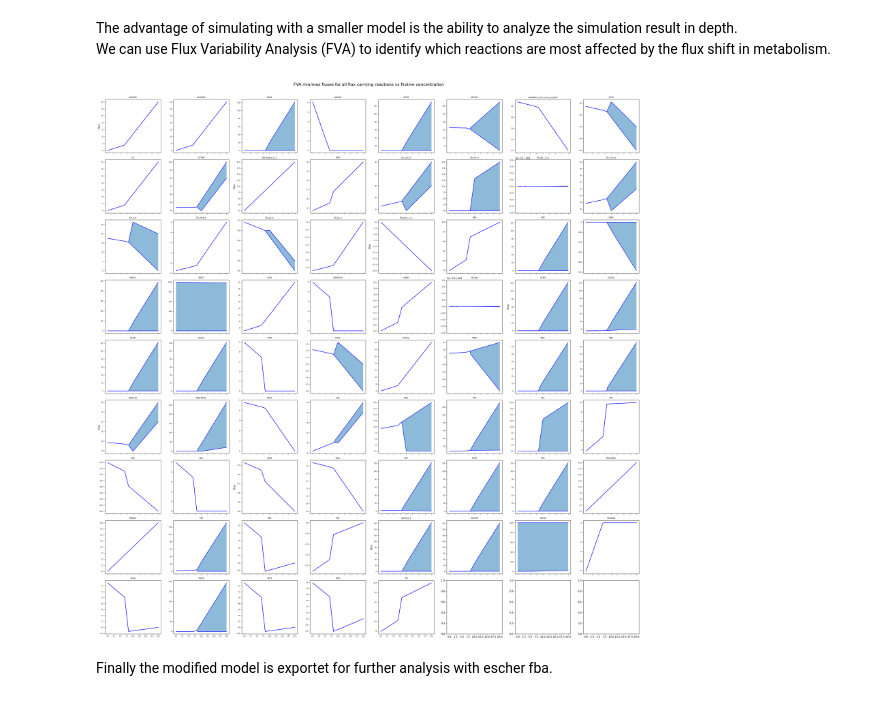
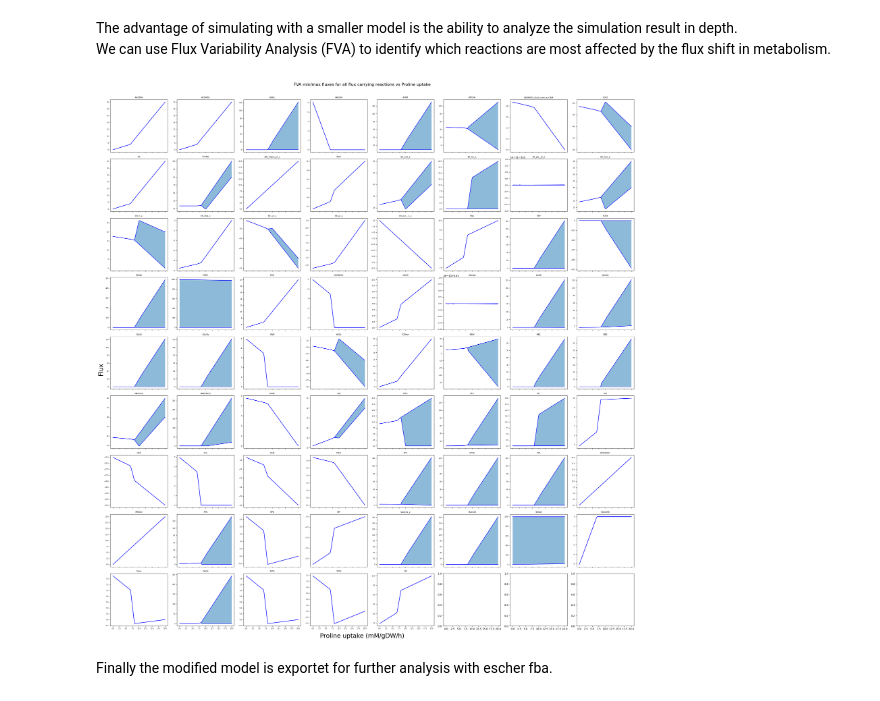
Before and after one commit to krotlkpt/lehre_ralf, a Jupyter notebook: hydroxyproline.ipynb, the cells around one changed output. Drawn from its saved outputs; the diff is of its cells as text; code cells hidden in the pictures.

Commit message:
change concentration to flux, fix labels

```diff
--- a/hydroxyproline.ipynb
+++ b/hydroxyproline.ipynb
@@ -125,9 +125,9 @@ mutant.add_boundary(new4hpro_LT, type="demand")
 
 solpcore = cobra.flux_analysis.parsimonious.pfba(mutant)
 print(mutant.summary(solution=solpcore))
-for rxn in solpcore.fluxes.index:
-    if abs(solpcore.fluxes[rxn]) > 1e-13:
-        print(mutant.reactions.get_by_id(rxn), solpcore.fluxes[rxn])
+# for rxn in solpcore.fluxes.index:
+#     if abs(solpcore.fluxes[rxn]) > 1e-13:
+#         print(mutant.reactions.get_by_id(rxn), solpcore.fluxes[rxn])
 # %% [output]
 Objective
 =========
@@ -154,11 +154,11 @@ Now we redo the plot from before but with the mutant model.
 with mutant:
     mutant.reactions.EX_pro__L_e.bounds = (0, 0)  # Set bounds to zero to avoid initial growth
     mutant.objective = "BIOMASS_Ecoli_core_w_GAM"
-    proline_concentrations = np.linspace(0, 20, 100)
+    proline_fluxes = np.linspace(0, 20, 100)
     growth_rates = []
     fvas = {rxn.id: [] for rxn in mutant.reactions}
 
-    for conc in proline_concentrations:
+    for conc in proline_fluxes:
         mutant.reactions.EX_pro__L_e.bounds = (-conc, -conc)
         sol = cobra.flux_analysis.parsimonious.pfba(mutant)
         growth_rate = sol.fluxes.get("BIOMASS_Ecoli_core_w_GAM", 0)
@@ -167,10 +167,10 @@ with mutant:
         for rxn in mutant.reactions:
             fvas[rxn.id].append((fva.at[rxn.id, "minimum"], fva.at[rxn.id, "maximum"]))
 fig, ax = plt.subplots()
-ax.plot(proline_concentrations, growth_rates, label="Growth rate")
-ax.set_xlabel("Proline concentration (mM)")
+ax.plot(proline_fluxes, growth_rates, label="Growth rate")
+ax.set_xlabel("Proline uptake (mM/gDW/h)")
 ax.set_ylabel("Growth rate (1/h)")
-plt.title("Growth rate vs Proline concentration - ΔputA")
+plt.title("Growth rate vs Proline uptake - ΔputA")
 plt.grid()
 plt.show()
 # %% [output]
@@ -182,33 +182,35 @@ Since proline cannot be used in metabolism and the conversion to hydroxyproline
 The advantage of simulating with a smaller model is the ability to analyze the simulation result in depth.<br>
 We can use Flux Variability Analysis (FVA) to identify which reactions are most affected by the flux shift in metabolism.<br>
 # %%
-
 # Plotting: 10x10 grid (100 reactions)
 fig, axes = plt.subplots(9, 8, figsize=(30, 30), sharex=True)
 axes = axes.flatten()
 for rxn in fvas.copy():
     if all([all([abs(t[0]) < 1e-10 for t in fvas[rxn]]), all([abs(t[1]) < 1e-10 for t in fvas[rxn]])]):
         del fvas[rxn]
 reaction_ids = sorted(list(fvas.keys()))
 # reaction_ids.remove("DM_4hpro_LT_c")  # Remove biomass reaction from plotting
 
 for idx, rxn in enumerate(reaction_ids[:100]):  # Only first 100 reactions
     ax = axes[idx]
-    ax.fill_between(proline_concentrations, [t[0] for t in fvas[rxn]], [t[1] for t in fvas[rxn]], alpha=0.5)
-    ax.plot(proline_concentrations, [t[0] for t in fvas[rxn]], color='blue', label='Min Flux')
-    ax.plot(proline_concentrations, [t[1] for t in fvas[rxn]], color='blue', label='Max Flux')
+    ax.fill_between(proline_fluxes, [t[0] for t in fvas[rxn]], [t[1] for t in fvas[rxn]], alpha=0.5)
+    ax.plot(proline_fluxes, [t[0] for t in fvas[rxn]], color='blue', label='Min Flux')
+    ax.plot(proline_fluxes, [t[1] for t in fvas[rxn]], color='blue', label='Max Flux')
     ax.set_title(rxn, fontsize=8)
     ax.tick_params(axis='both', which='major', labelsize=6)
-    if idx % 10 == 0:
-        ax.set_ylabel("Flux")
-    if idx // 10 == 9:
-        ax.set_xlabel("Proline (mM)")
+    # if idx % 8 == 0:
+    #     ax.set_ylabel("Flux")
+    # if idx // 8 == 8:
+    #     ax.set_xlabel("Proline uptake (mM/gDW/h)")
+# Add one big x and y label for the whole figure
+fig.supylabel("Flux", fontsize=24)
+fig.supxlabel("Proline uptake (mM/gDW/h)", fontsize=24)
 
-plt.tight_layout()
-plt.suptitle("FVA min/max fluxes for all flux carrying reactions vs Proline concentration", y=1.02, fontsize=16)
+plt.tight_layout(rect=[0.01, 0.005, 1, 1])  # Adjust layout to make room for the big labels
+plt.suptitle("FVA min/max fluxes for all flux carrying reactions vs Proline uptake", y=1.02, fontsize=16)
 plt.show()
 # %% [output]
-[figure, old version]
+[figure, new version]
 # %% [markdown]
 Finally the modified model is exportet for further analysis with escher fba.
 # %%
```
Also changed, not shown: parts of 3 cells of this notebook.
